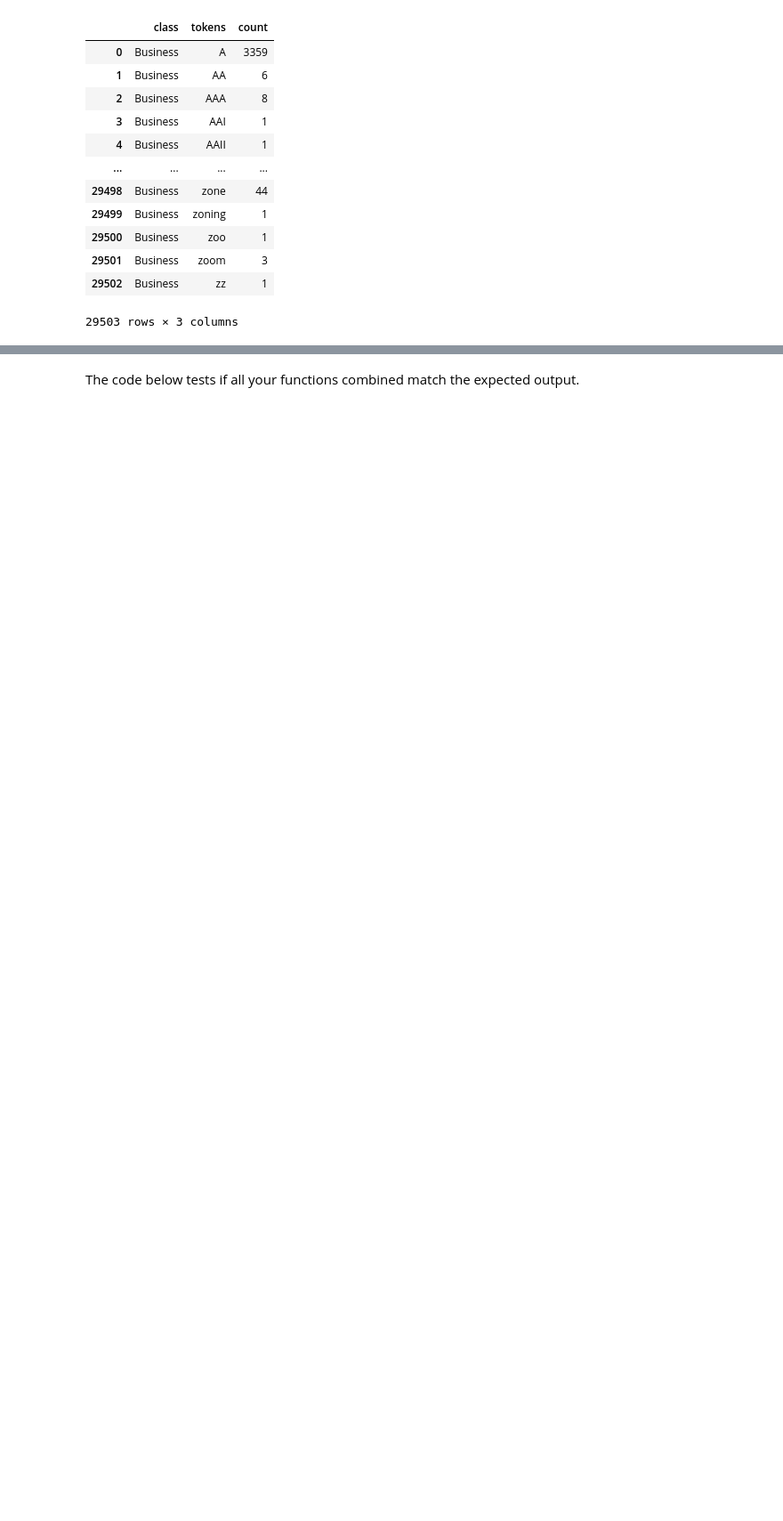
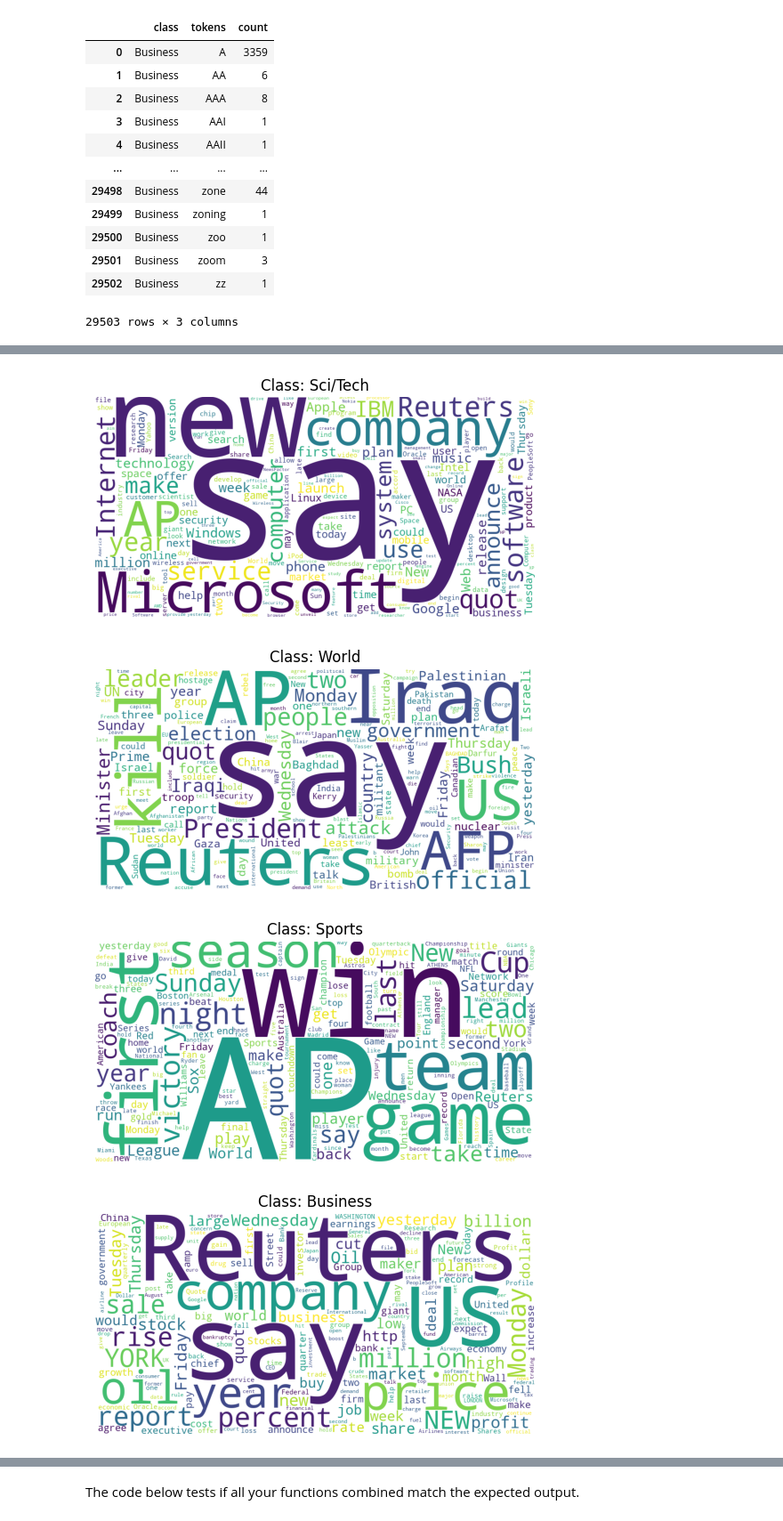
Before and after one commit to MultiX-Amsterdam/text-data-module, a Jupyter notebook: docs/tutorial-text-data.ipynb, the cells around one changed output, grey strips where cells are left out. Shown at 89% size. Drawn from its saved outputs; the diff is of its cells as text; code cells hidden in the pictures; blank space fills up the shorter version.

```diff
--- a/docs/tutorial-text-data.ipynb
+++ b/docs/tutorial-text-data.ipynb
@@ -627,6 +619,11 @@ The stop words avoid us to differenciate the words that are characteristic for e
 # %%
 answer_df = answer_remove_stopwords(answer_df)
 answer_class_distributions_filtered = answer_get_class_distributions(answer_df)
 for class_name in answer_class_distributions_filtered.keys():
-    answer_visualize_word_distribution(answer_class_distributions[class_name], class_name)
+    answer_visualize_word_distribution(answer_class_distributions_filtered[class_name], class_name)
+# %% [output]
+[figure, added]
+[figure, added]
+[figure, added]
+[figure, added]
 # %% [markdown]
```
Also changed, not shown: parts of 21 cells of this notebook.
